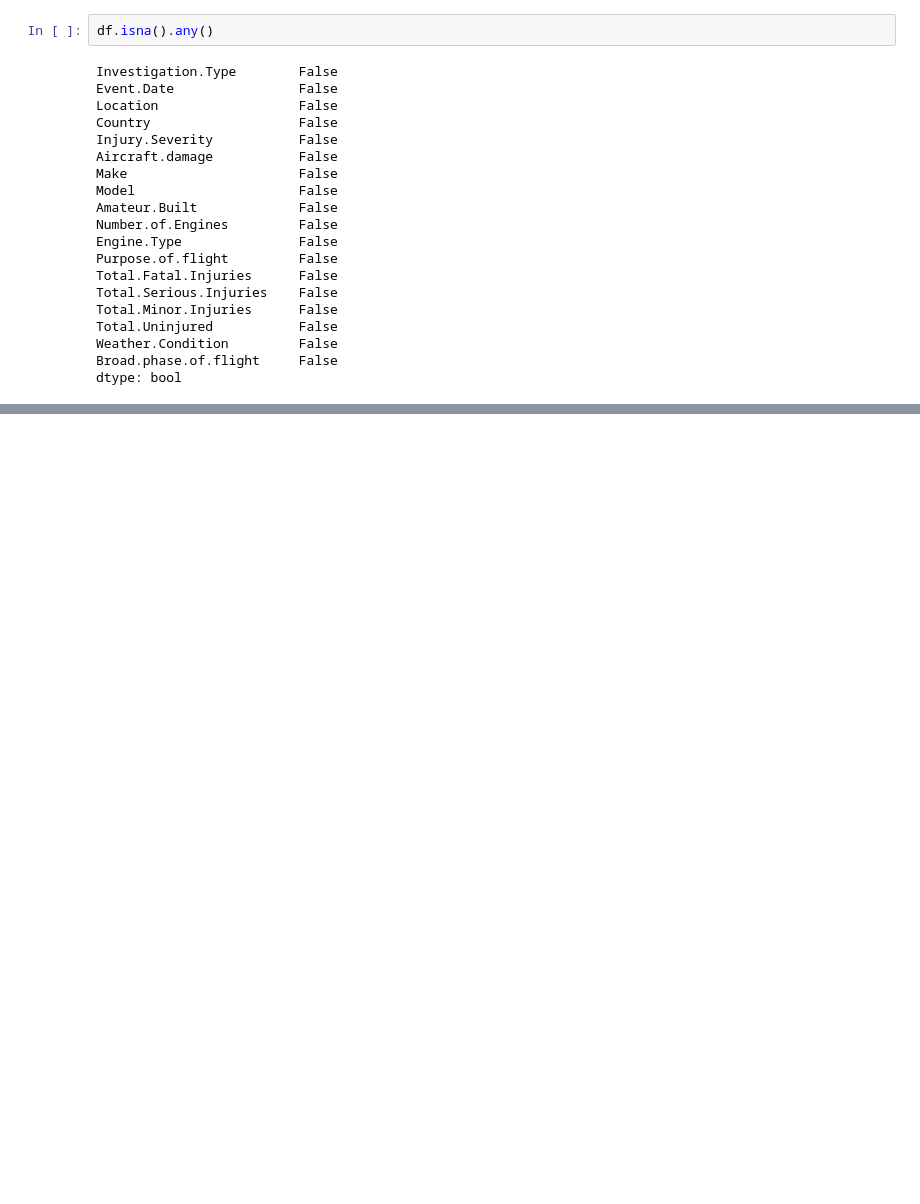
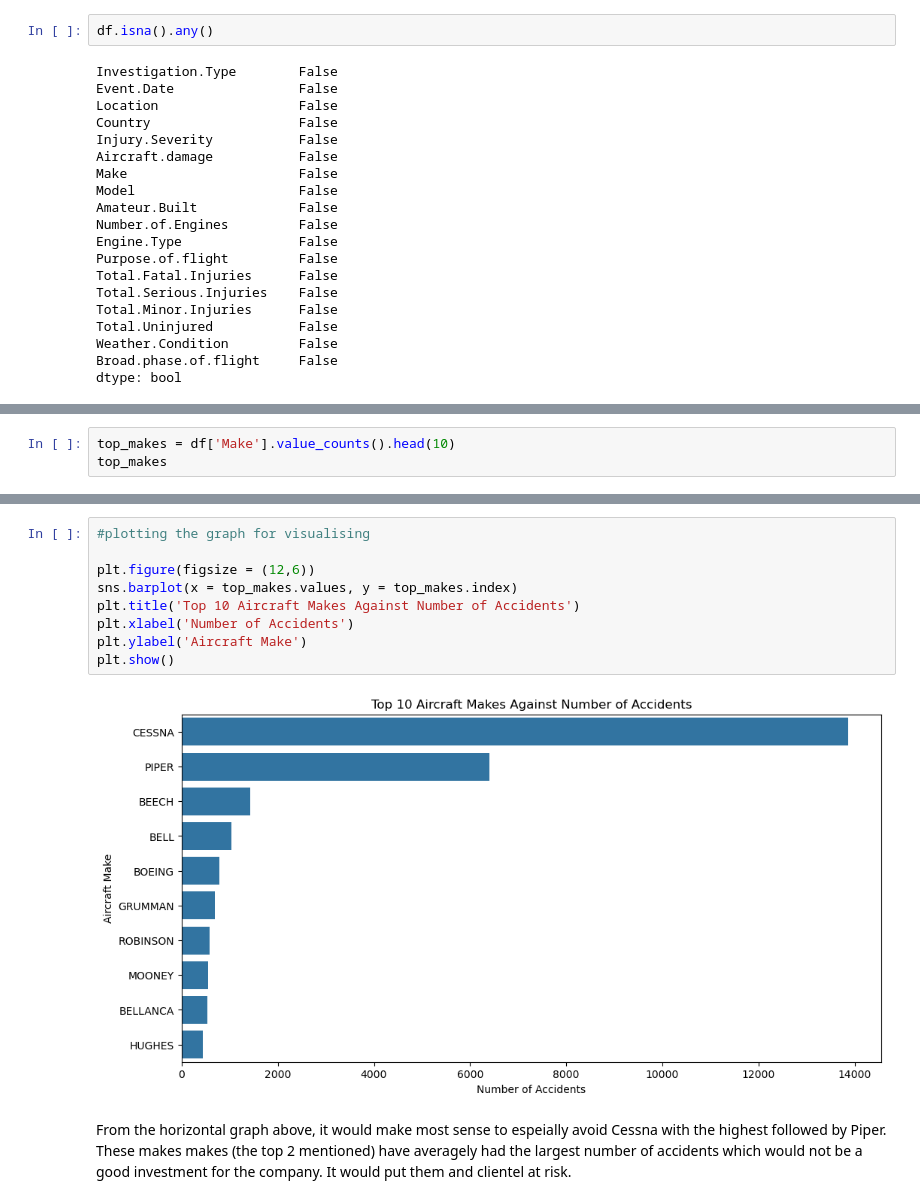
Before and after one commit to JuneHenia/Phase-1-Aviation-Project, a Jupyter notebook: notebooks/Phase 1 project.ipynb, the cells around one changed output, grey strips where cells are left out. Drawn from its saved outputs; the diff is of its cells as text; blank space fills up the shorter version.

```diff
--- a/notebooks/Phase 1 project.ipynb
+++ b/notebooks/Phase 1 project.ipynb
@@ -642,0 +714,3 @@ dtype: bool
+# %%
+top_makes = df['Make'].value_counts().head(10)
+top_makes
@@ -642,0 +730,13 @@ dtype: bool
+# %%
+#plotting the graph for visualising
+
+plt.figure(figsize = (12,6))
+sns.barplot(x = top_makes.values, y = top_makes.index)
+plt.title('Top 10 Aircraft Makes Against Number of Accidents')
+plt.xlabel('Number of Accidents')
+plt.ylabel('Aircraft Make')
+plt.show()
+# %% [output]
+[figure, added]
+# %% [markdown]
+From the horizontal graph above, it would make most sense to espeially avoid Cessna with the highest followed by Piper. These makes makes (the top 2 mentioned) have averagely had the largest number of accidents which would not be a good investment for the company. It would put them and clientel at risk.
```
Also changed, not shown: parts of 39 cells of this notebook, 1 other file.
